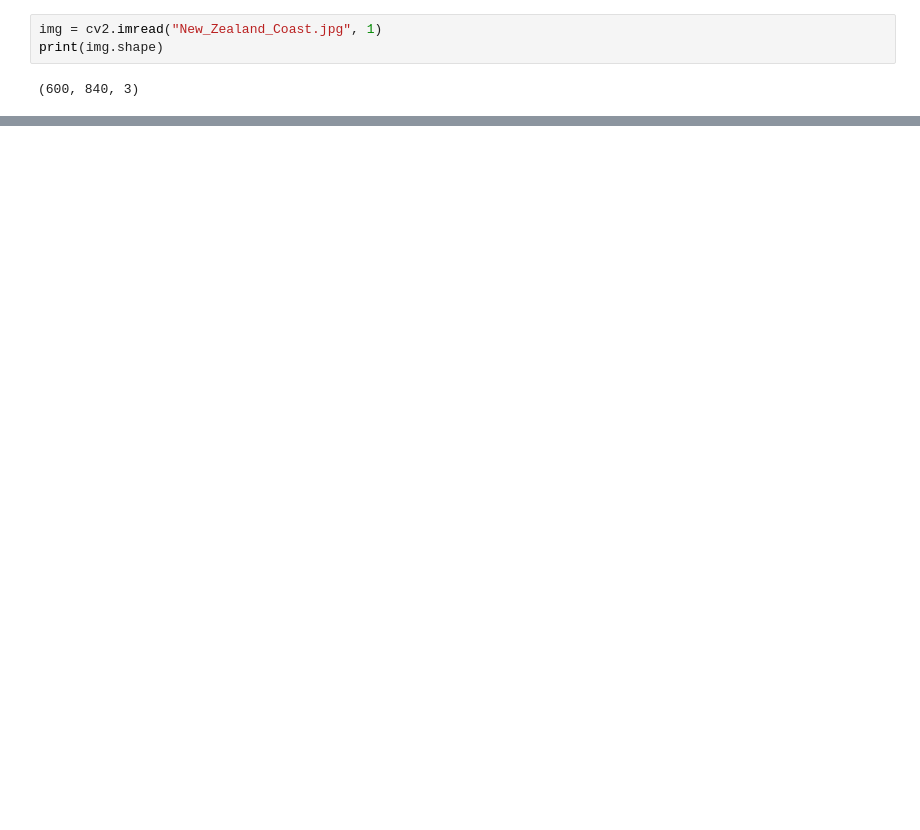
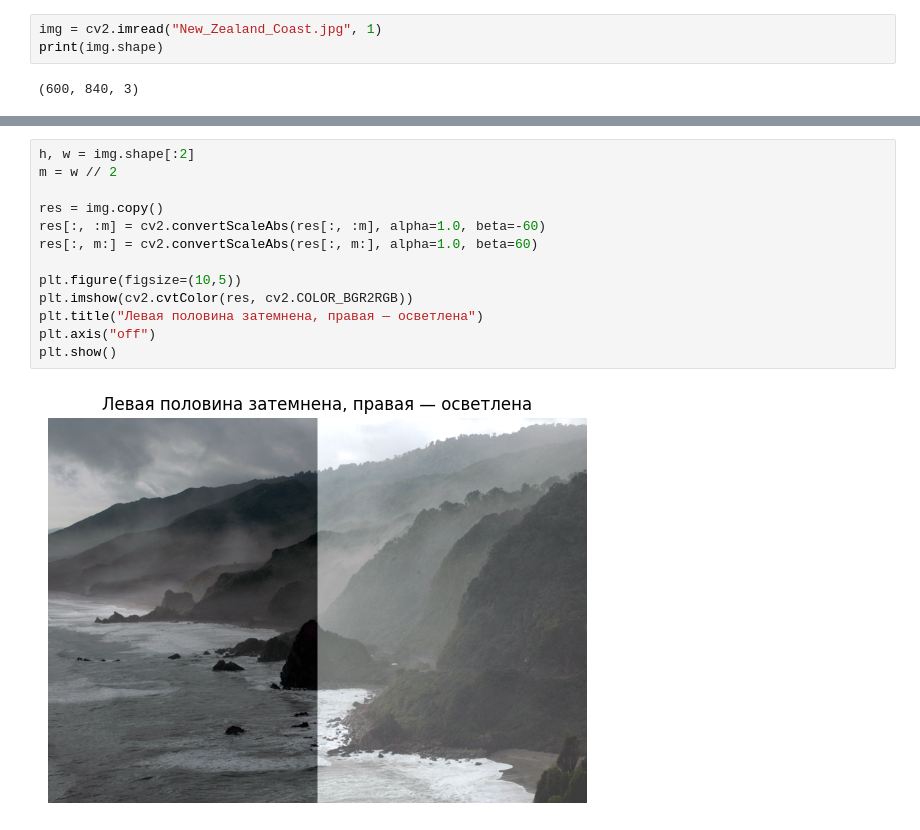
Before and after one commit to impala-tape/cmc_msu_ml, a Jupyter notebook: Data_analisis/Sem3/sem3_hw.ipynb, the cells around one changed output, grey strips where cells are left out. Saved outputs shown, nothing was run; the diff lists cells and outputs as text; blank space fills up the shorter version.

```diff
--- a/Data_analisis/Sem3/sem3_hw.ipynb
+++ b/Data_analisis/Sem3/sem3_hw.ipynb
@@ -15,0 +82,15 @@ plt.imshow(img)
+# %%
+h, w = img.shape[:2]
+m = w // 2
+
+res = img.copy()
+res[:, :m] = cv2.convertScaleAbs(res[:, :m], alpha=1.0, beta=-60)
+res[:, m:] = cv2.convertScaleAbs(res[:, m:], alpha=1.0, beta=60)
+
+plt.figure(figsize=(10,5))
+plt.imshow(cv2.cvtColor(res, cv2.COLOR_BGR2RGB))
+plt.title("Левая половина затемнена, правая — осветлена")
+plt.axis("off")
+plt.show()
+# %% [output]
+[figure, added]
```
Also changed, not shown: parts of 9 cells of this notebook, 1 other file.
